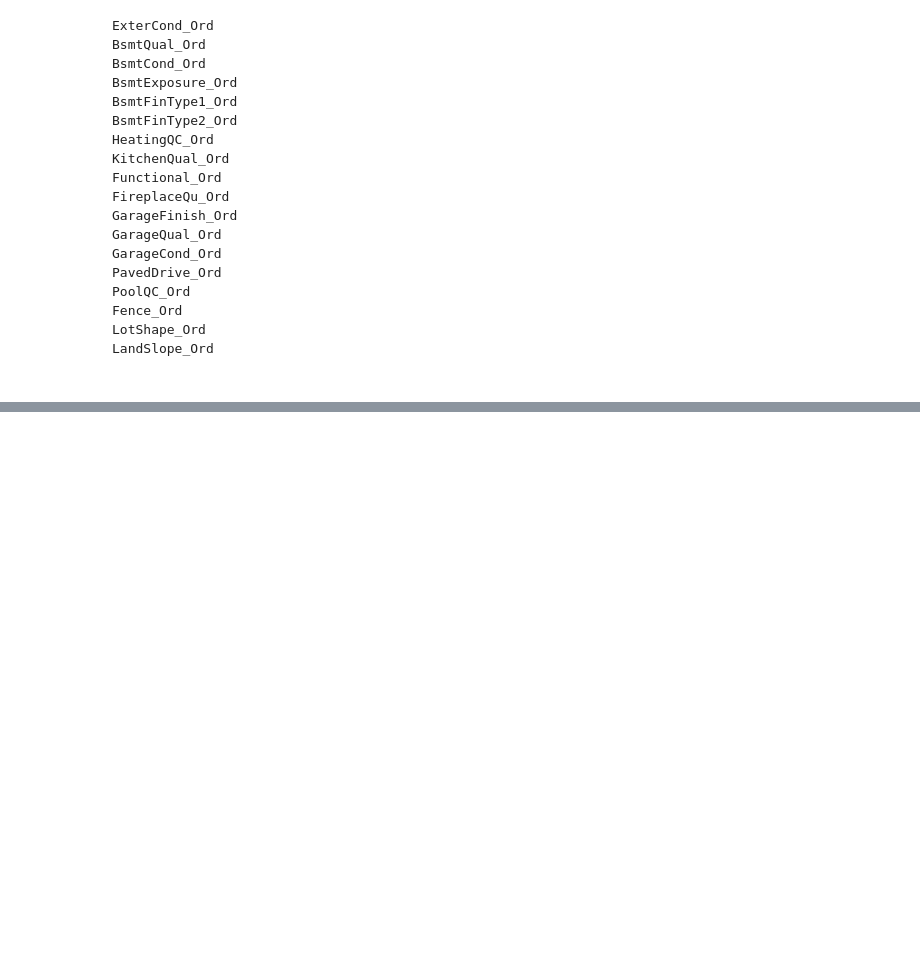
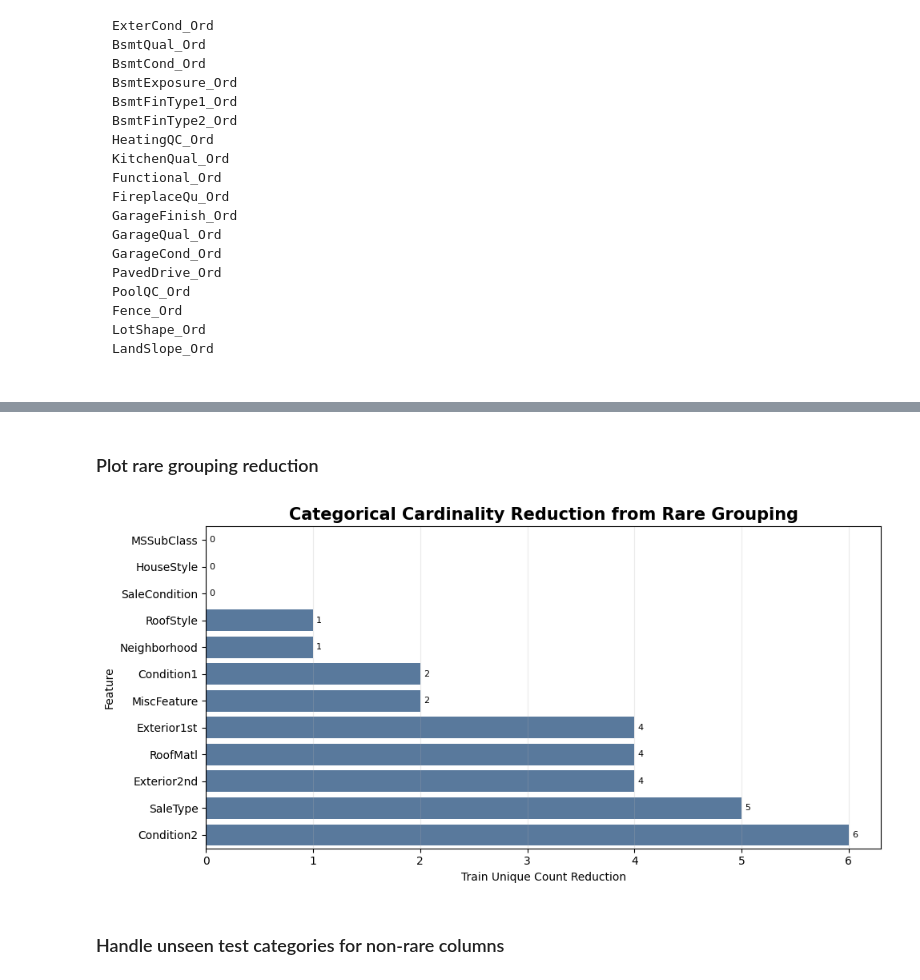
Before and after one commit to kawsar07ahmmed0712-rgb/House-Price-Prediction-Regression, a Jupyter notebook: Research/Feature_Engeneering.ipynb, the cells around one changed output, grey strips where cells are left out. Drawn from its saved outputs; the diff is of its cells as text; code cells hidden in the pictures; blank space fills up the shorter version.

```diff
--- a/Research/Feature_Engeneering.ipynb
+++ b/Research/Feature_Engeneering.ipynb
@@ -4821,0 +5135,47 @@ LandSlope_Ord
+# %% [markdown]
+### Plot rare grouping reduction
+# %%
+# ============================================================
+# 7.7 Plot rare grouping reduction
+# ============================================================
+
+plot_df = rare_group_application_report.copy()
+
+if plot_df.empty:
+    print("No rare grouping applied.")
+else:
+    plot_df["unique_reduction"] = (
+        plot_df["train_unique_before"] -
+        plot_df["train_unique_after"]
+    )
+
+    plot_df = plot_df.sort_values("unique_reduction", ascending=True)
+
+    plt.figure(figsize=(10, max(5, len(plot_df) * 0.35)))
+
+    ax = sns.barplot(
+        data=plot_df,
+        x="unique_reduction",
+        y="feature",
+        color="#4E79A7"
+    )
+
+    plt.title("Categorical Cardinality Reduction from Rare Grouping", fontsize=15, fontweight="bold")
+    plt.xlabel("Train Unique Count Reduction")
+    plt.ylabel("Feature")
+
+    for container in ax.containers:
+        ax.bar_label(container, padding=3, fontsize=8)
+
+    plt.grid(axis="x", alpha=0.25)
+    plt.tight_layout()
+    plt.savefig(
+        FE_PLOT_DIR / "07_02_rare_grouping_cardinality_reduction.png",
+        dpi=150,
+        bbox_inches="tight"
+    )
+    plt.show()
+# %% [output]
+[figure, added]
+# %% [markdown]
+### Handle unseen test categories for non-rare columns
```
Also changed, not shown: parts of 33 cells of this notebook, 15 other files.
